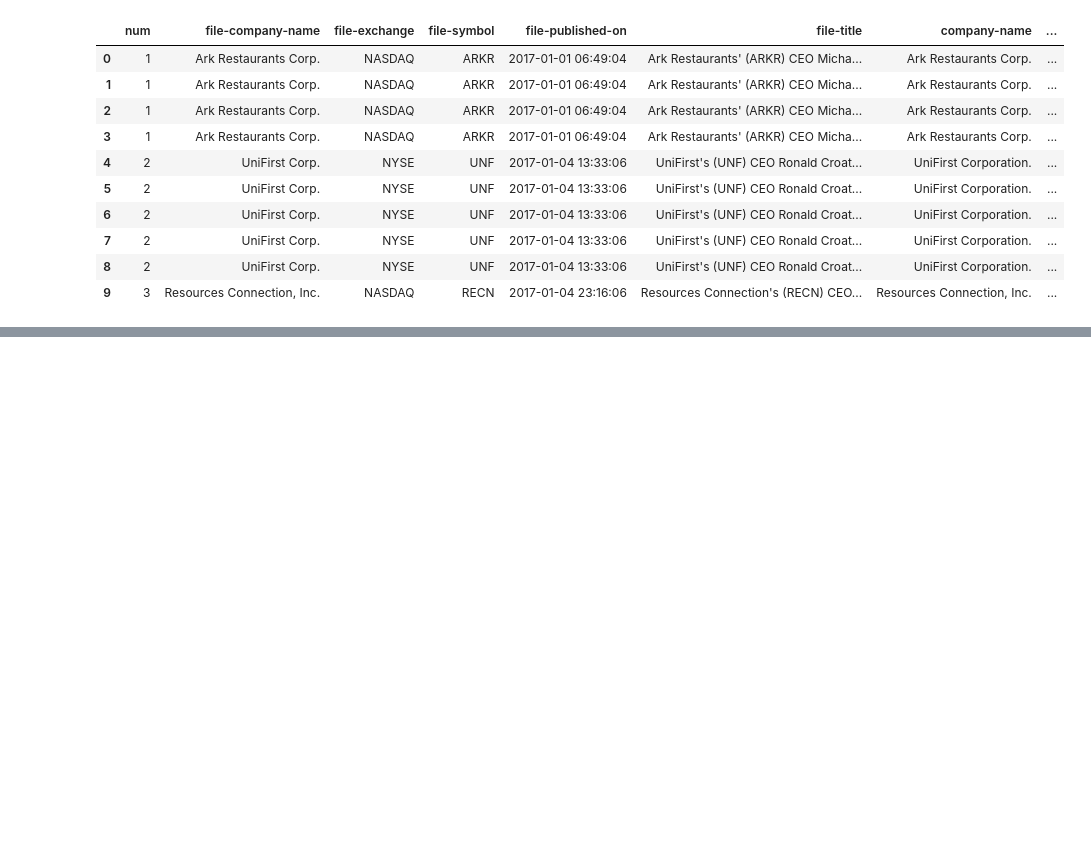
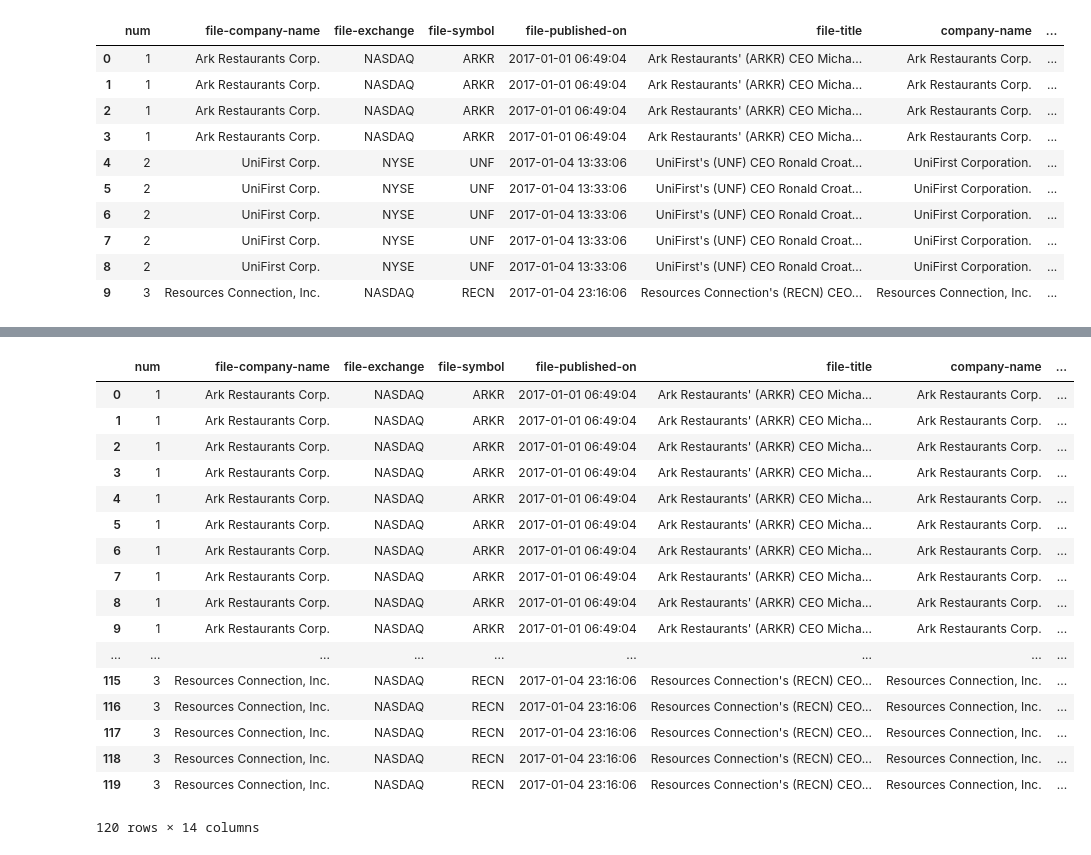
Before and after one commit to SRS95/cs224u-project, a Jupyter notebook: bag-of-words_model.ipynb, the cells around one changed output, grey strips where cells are left out. Drawn from its saved outputs; the diff is of its cells as text; code cells hidden in the pictures; blank space fills up the shorter version.

Commit message:
Data cleaning changes made to bag of words and mini datasets created

```diff
--- a/bag-of-words_model.ipynb
+++ b/bag-of-words_model.ipynb
@@ -87,0 +158,22 @@ full_statements.head()
+# %%
+test_qna_mini = pd.read_pickle('qna_mini')
+test_qna_mini.head(120)
+# %% [output]
+|  | num | file-company-name | file-exchange | file-symbol | file-published-on | file-title | company-name | ... |
+| 0 | 1 | Ark Restaurants Corp. | NASDAQ | ARKR | 2017-01-01 06:49:04 | Ark Restaurants' (ARKR) CEO Micha... | Ark Restaurants Corp. | ... |
+| 1 | 1 | Ark Restaurants Corp. | NASDAQ | ARKR | 2017-01-01 06:49:04 | Ark Restaurants' (ARKR) CEO Micha... | Ark Restaurants Corp. | ... |
+| 2 | 1 | Ark Restaurants Corp. | NASDAQ | ARKR | 2017-01-01 06:49:04 | Ark Restaurants' (ARKR) CEO Micha... | Ark Restaurants Corp. | ... |
+| 3 | 1 | Ark Restaurants Corp. | NASDAQ | ARKR | 2017-01-01 06:49:04 | Ark Restaurants' (ARKR) CEO Micha... | Ark Restaurants Corp. | ... |
+| 4 | 1 | Ark Restaurants Corp. | NASDAQ | ARKR | 2017-01-01 06:49:04 | Ark Restaurants' (ARKR) CEO Micha... | Ark Restaurants Corp. | ... |
+| 5 | 1 | Ark Restaurants Corp. | NASDAQ | ARKR | 2017-01-01 06:49:04 | Ark Restaurants' (ARKR) CEO Micha... | Ark Restaurants Corp. | ... |
+| 6 | 1 | Ark Restaurants Corp. | NASDAQ | ARKR | 2017-01-01 06:49:04 | Ark Restaurants' (ARKR) CEO Micha... | Ark Restaurants Corp. | ... |
+| 7 | 1 | Ark Restaurants Corp. | NASDAQ | ARKR | 2017-01-01 06:49:04 | Ark Restaurants' (ARKR) CEO Micha... | Ark Restaurants Corp. | ... |
+| 8 | 1 | Ark Restaurants Corp. | NASDAQ | ARKR | 2017-01-01 06:49:04 | Ark Restaurants' (ARKR) CEO Micha... | Ark Restaurants Corp. | ... |
+| 9 | 1 | Ark Restaurants Corp. | NASDAQ | ARKR | 2017-01-01 06:49:04 | Ark Restaurants' (ARKR) CEO Micha... | Ark Restaurants Corp. | ... |
+| ... | ... | ... | ... | ... | ... | ... | ... | ... |
+| 115 | 3 | Resources Connection, Inc. | NASDAQ | RECN | 2017-01-04 23:16:06 | Resources Connection's (RECN) CEO... | Resources Connection, Inc. | ... |
+| 116 | 3 | Resources Connection, Inc. | NASDAQ | RECN | 2017-01-04 23:16:06 | Resources Connection's (RECN) CEO... | Resources Connection, Inc. | ... |
+| 117 | 3 | Resources Connection, Inc. | NASDAQ | RECN | 2017-01-04 23:16:06 | Resources Connection's (RECN) CEO... | Resources Connection, Inc. | ... |
+| 118 | 3 | Resources Connection, Inc. | NASDAQ | RECN | 2017-01-04 23:16:06 | Resources Connection's (RECN) CEO... | Resources Connection, Inc. | ... |
+| 119 | 3 | Resources Connection, Inc. | NASDAQ | RECN | 2017-01-04 23:16:06 | Resources Connection's (RECN) CEO... | Resources Connection, Inc. | ... |
+120 rows × 14 columns
```
Also changed, not shown: parts of 9 cells of this notebook, 2 other files.
